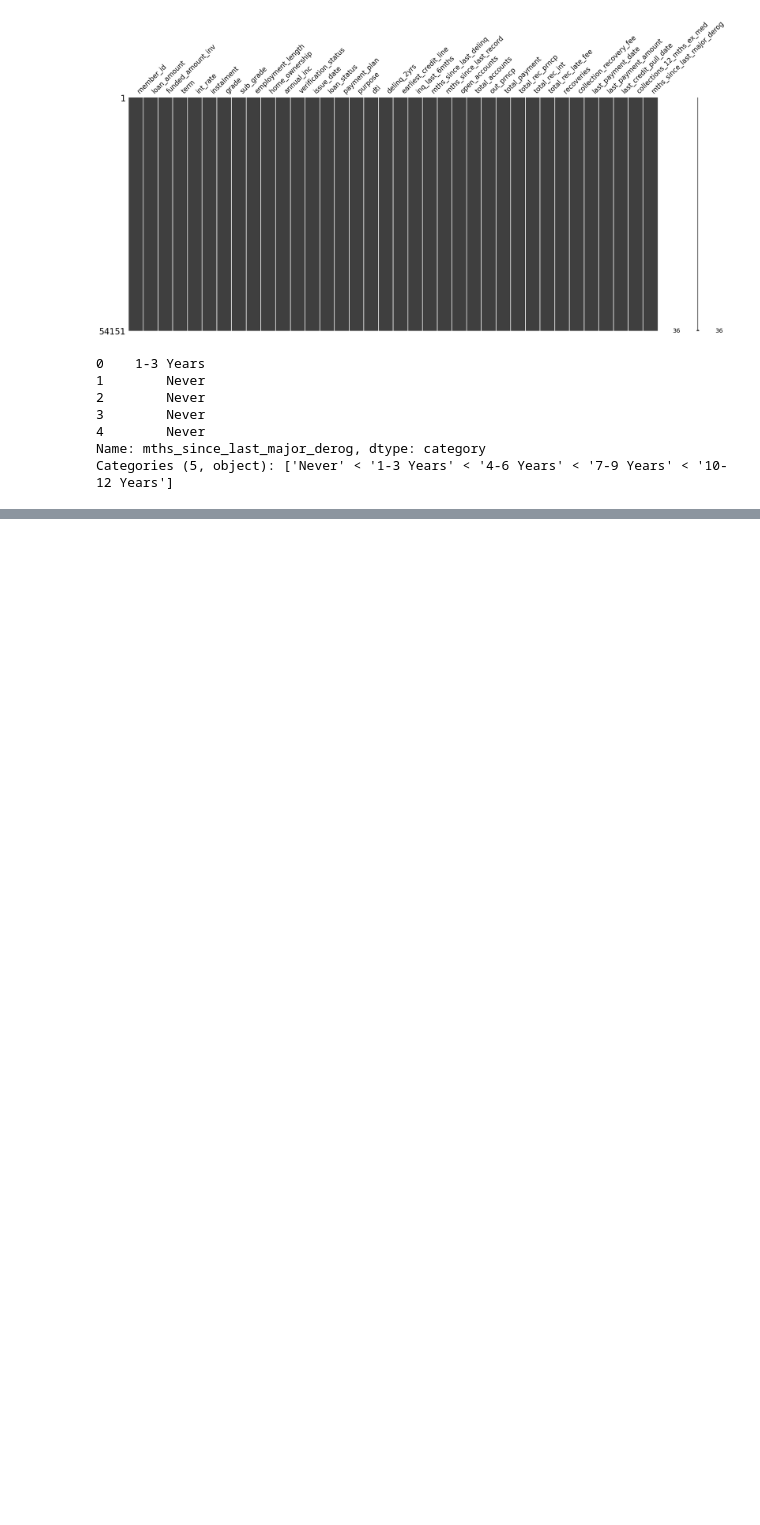
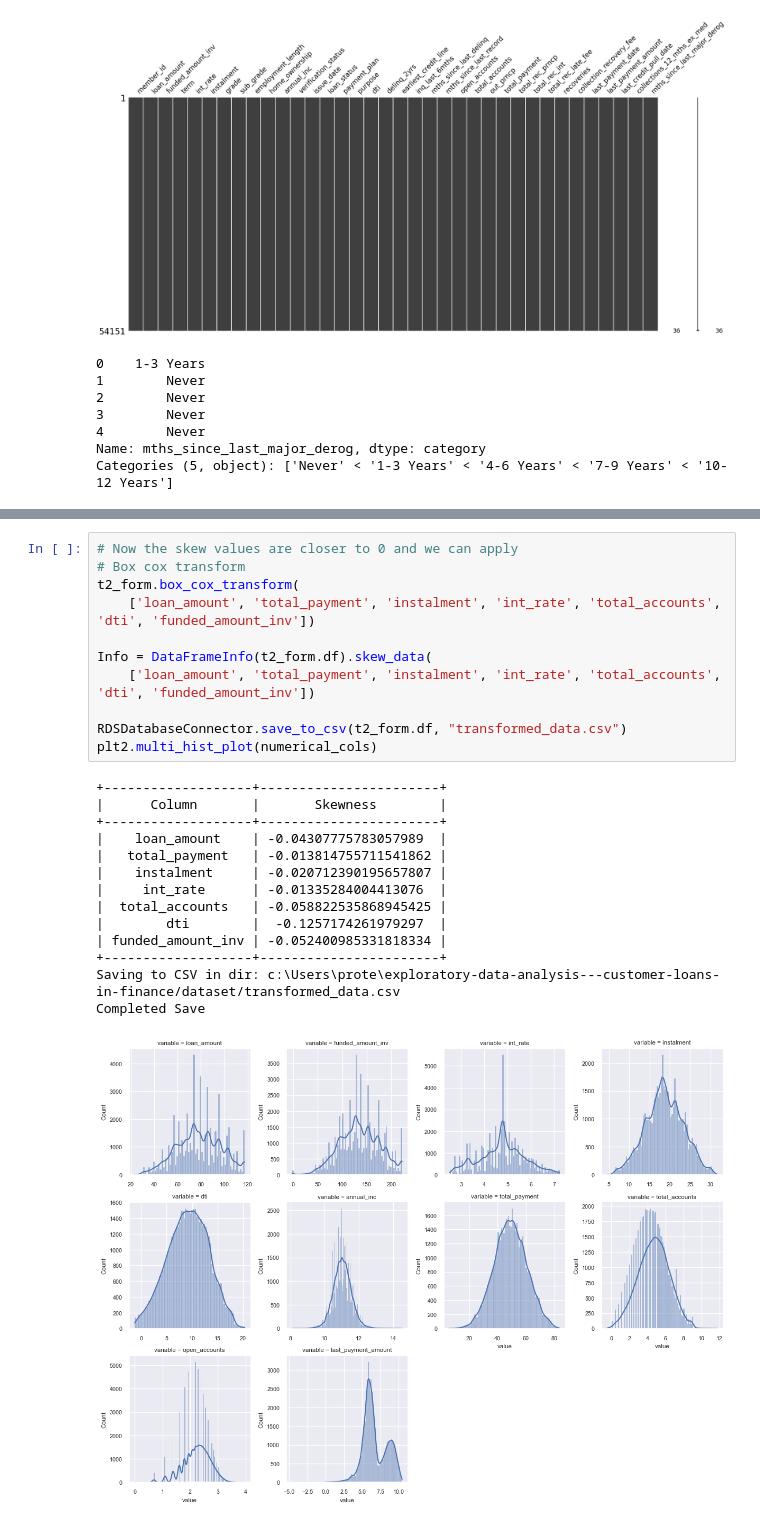
Before and after one commit to stealthchopper2k/exploratory-data-analysis---customer-loans-in-finance, a Jupyter notebook: main.ipynb, the cells around one changed output, grey strips where cells are left out. Drawn from its saved outputs; the diff is of its cells as text; blank space fills up the shorter version.

```diff
--- a/main.ipynb
+++ b/main.ipynb
@@ -226,0 +264,26 @@ plt2.multi_hist_plot(numerical_cols)
+# %%
+# Now the skew values are closer to 0 and we can apply
+# Box cox transform
+t2_form.box_cox_transform(
+    ['loan_amount', 'total_payment', 'instalment', 'int_rate', 'total_accounts', 'dti', 'funded_amount_inv'])
+
+Info = DataFrameInfo(t2_form.df).skew_data(
+    ['loan_amount', 'total_payment', 'instalment', 'int_rate', 'total_accounts', 'dti', 'funded_amount_inv'])
+
+RDSDatabaseConnector.save_to_csv(t2_form.df, "transformed_data.csv")
+plt2.multi_hist_plot(numerical_cols)
+# %% [output]
++-------------------+-----------------------+
+|      Column       |       Skewness        |
++-------------------+-----------------------+
+|    loan_amount    | -0.04307775783057989  |
+|   total_payment   | -0.013814755711541862 |
+|    instalment     | -0.020712390195657807 |
+|     int_rate      | -0.01335284004413076  |
+|  total_accounts   | -0.058822535868945425 |
+|        dti        |  -0.1257174261979297  |
+| funded_amount_inv | -0.052400985331818334 |
++-------------------+-----------------------+
+Saving to CSV in dir: c:\Users\prote\exploratory-data-analysis---customer-loans-in-finance/dataset/transformed_data.csv
+Completed Save
+[figure, added]
```
Also changed, not shown: parts of 7 cells of this notebook, 5 other files.
